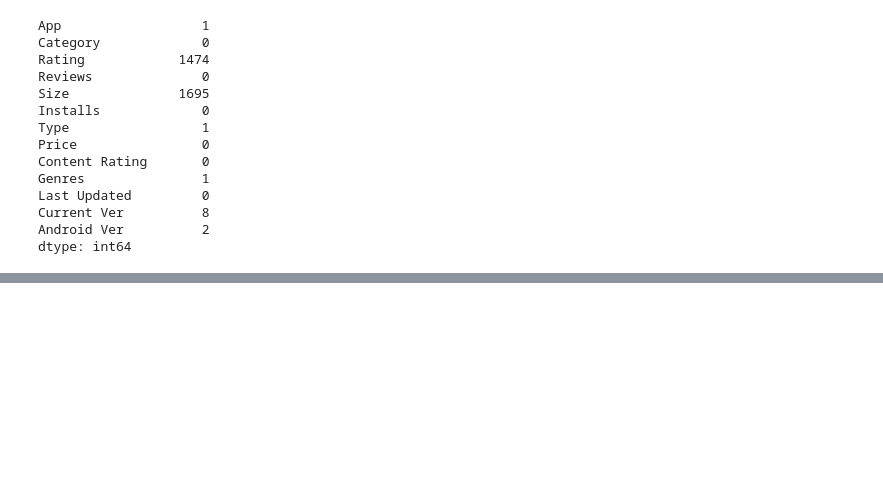
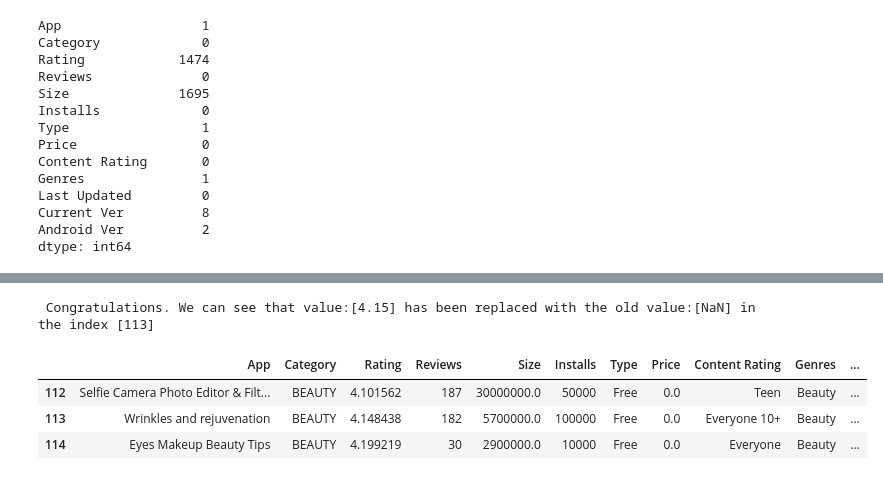
Before and after one commit to Mohammad-Amirifard/eda, a Jupyter notebook: EDA.ipynb, the cells around one changed output, grey strips where cells are left out. Cells and saved outputs as stored; diff of their text form; code cells hidden in the pictures; blank space fills up the shorter version.

```diff
--- a/EDA.ipynb
+++ b/EDA.ipynb
@@ -214,0 +241,15 @@ data.iloc[index_of_null_value_in_App_column]
+# %%
+# Wow. There are 1474, including NaN items for "Rating" column
+# What do I have to do with these NaN values?--->As I said before, I try to use different methods to fill missed datas. So, now
+# I try to use the method interpolate linear.So:
+data.Rating.interpolate(method='linear', inplace=True)
+
+# Chceck the performance of our code
+print(f'\n Congratulations. We can see that value:{[data.iloc[113,2]]} has been replaced with the old value:[NaN] in the index [113]')
+data.iloc[112:115]
+# %% [output]
+ Congratulations. We can see that value:[4.15] has been replaced with the old value:[NaN] in the index [113]
+|  | App | Category | Rating | Reviews | Size | Installs | Type | Price | Content Rating | Genres | ... |
+| 112 | Selfie Camera Photo Editor & Filt... | BEAUTY | 4.101562 | 187 | 30000000.0 | 50000 | Free | 0.0 | Teen | Beauty | ... |
+| 113 | Wrinkles and rejuvenation | BEAUTY | 4.148438 | 182 | 5700000.0 | 100000 | Free | 0.0 | Everyone 10+ | Beauty | ... |
+| 114 | Eyes Makeup Beauty Tips | BEAUTY | 4.199219 | 30 | 2900000.0 | 10000 | Free | 0.0 | Everyone | Beauty | ... |
```
Also changed, not shown: parts of 18 cells of this notebook.
